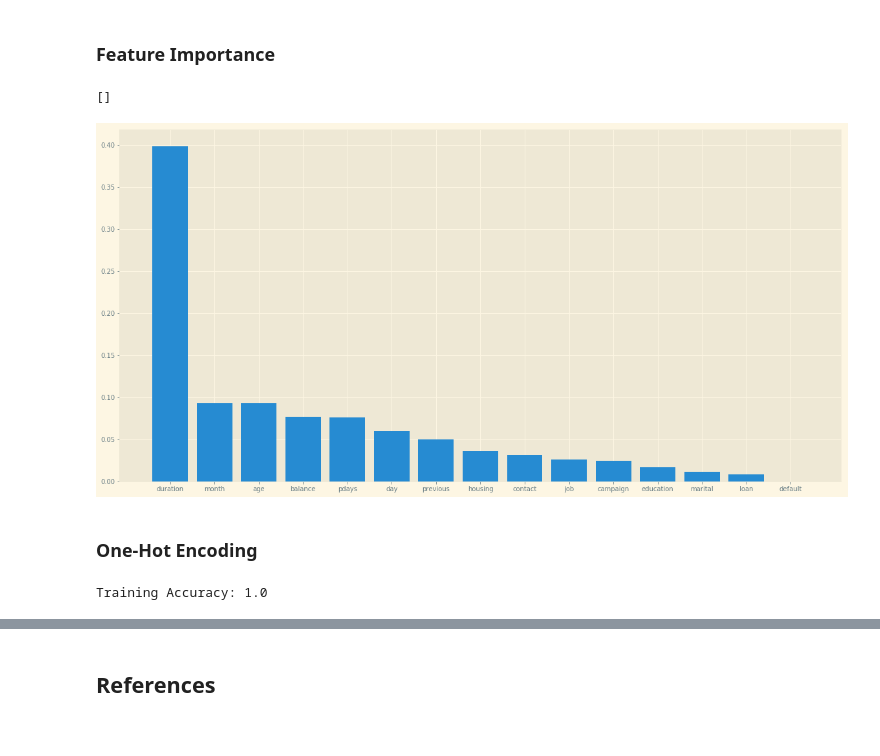
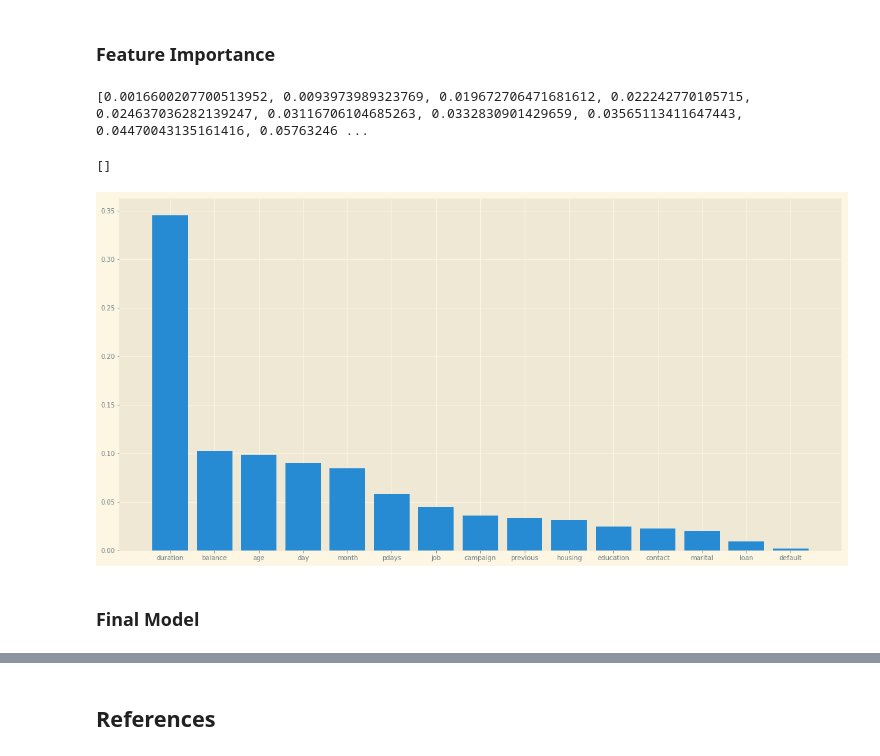
Before and after one commit to RajatRasal/Bayes-Opt-SkOpt, a Jupyter notebook: Bank_data_analysis.ipynb, the cells around one changed output, grey strips where cells are left out. Saved outputs shown, nothing was run; the diff lists cells and outputs as text; code cells hidden in the pictures.

```diff
--- a/Bank_data_analysis.ipynb
+++ b/Bank_data_analysis.ipynb
@@ -1017,57 +1017,17 @@ weighted avg       0.91      0.90      0.91      4522
 # %% [markdown]
 ### Feature Importance
 # %%
-feature_importance = zip(X_train.columns, gbc_clf.feature_importances_)
+feature_importance = zip(X_train.columns, rdm_forest.feature_importances_)
+print(sorted(rdm_forest.feature_importances_))
 bar_plot = sorted(feature_importance, key=lambda x: x[1], reverse=True)
 y_ticks = [y for _, y in bar_plot]
 x_ticks = [x for x, _ in bar_plot]
 plt.rcParams['figure.figsize'] = (20, 10)
 plt.bar(x_ticks, y_ticks)
 plt.plot()
 # %% [output]
-[]
+[0.0016600207700513952, 0.0093973989323769, 0.019672706471681612, 0.022242770105715, 0.024637036282139247, 0.03116706104685263, 0.0332830901429659, 0.03565113411647443, 0.04470043135161416, 0.05763246 ...
+[]
-[figure, old version]
+[figure, new version]
-# %% [markdown]
-### One-Hot Encoding
-# %%
-from sklearn.ensemble import RandomForestClassifier
-
-trn_pipe = Pipeline([
-    ("feature_drop", DataframeFeatureDrop(["poutcome"])),
-    ("feature_map", DataframeFeatureMapping(**maps)),
-    ("categorical_enc", DataframeCategoricalEncoding(["job", "marital", "contact"])),
-])
-
-X_train2 = trn_pipe.fit_transform(X_train)
-
-# Categorical Features Mask
-categorical_threshold = 100
-features = X_train2.columns
-unique_vals_count = [len(X_train2.loc[:, col].unique()) for col in features]
-freq_series = np.array(unique_vals_count)
-
-categorical_features = np.ones(len(features), dtype=bool)
-categorical_features[freq_series > categorical_threshold] = False
-
-# Remove Outliers
-X_train_clean, y_train_clean = remove_outliers(X_train2.values, y_train)
-
-# Label Binarizer
-lb = LabelBinarizer(sparse_output=False)
-y_train_enc = lb.fit_transform(y_train_clean)
-
-# One Hot Encoding Features
-ct = ColumnTransformer(
-    [('oh_enc', OneHotEncoder(sparse=False, handle_unknown="ignore"), categorical_features)],
-    remainder='passthrough'
-)
-X_train3 = ct.fit_transform(X_train_clean)
-
-rdm_forest = RandomForestClassifier(max_depth=50, n_estimators=150, random_state=42)
-rdm_forest.fit(X_train3, y_train_enc)
-
-y_pred = rdm_forest.predict(X_train3)
-relative_acc = accuracy_score(y_pred, y_train_enc)
-print("Training Accuracy:", relative_acc)
-# %% [output]
-Training Accuracy: 1.0
+# %% [markdown]
+### Final Model
```
Also changed, not shown: parts of 26 cells of this notebook.
